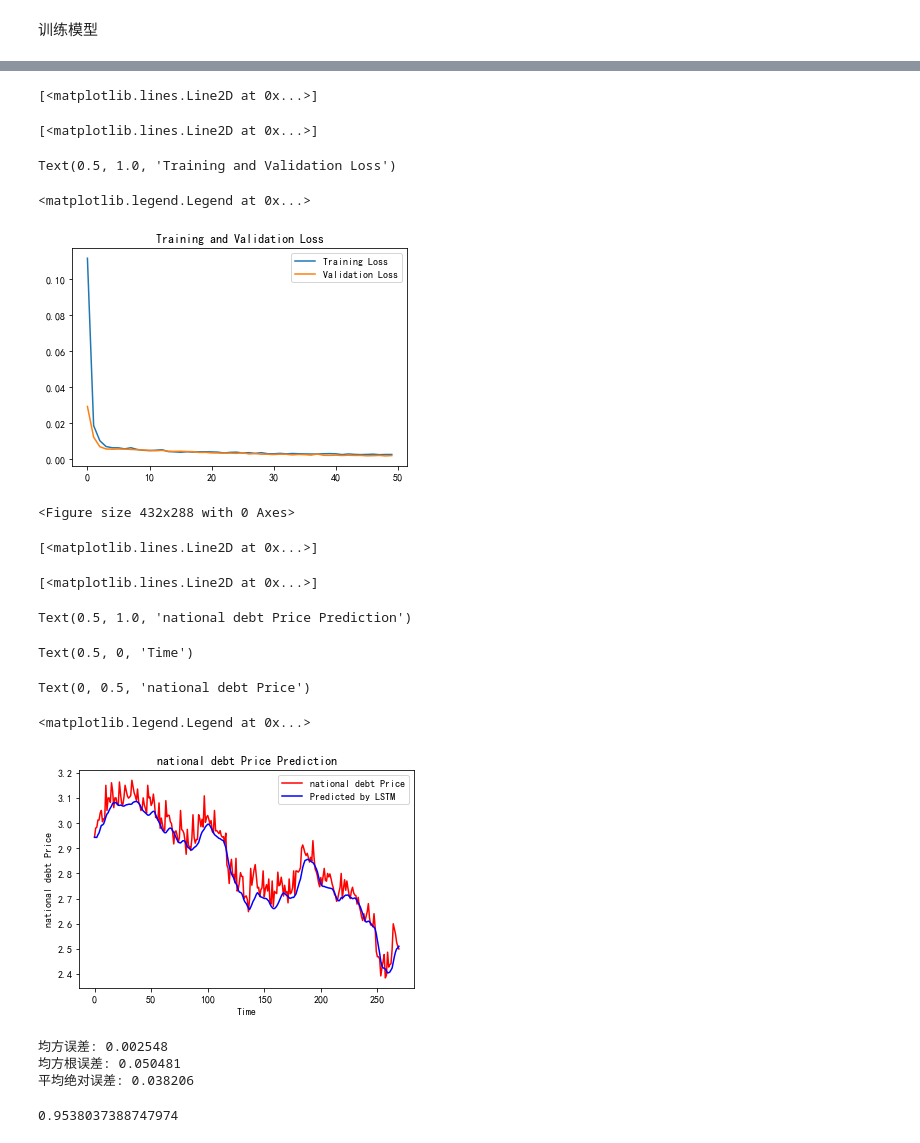
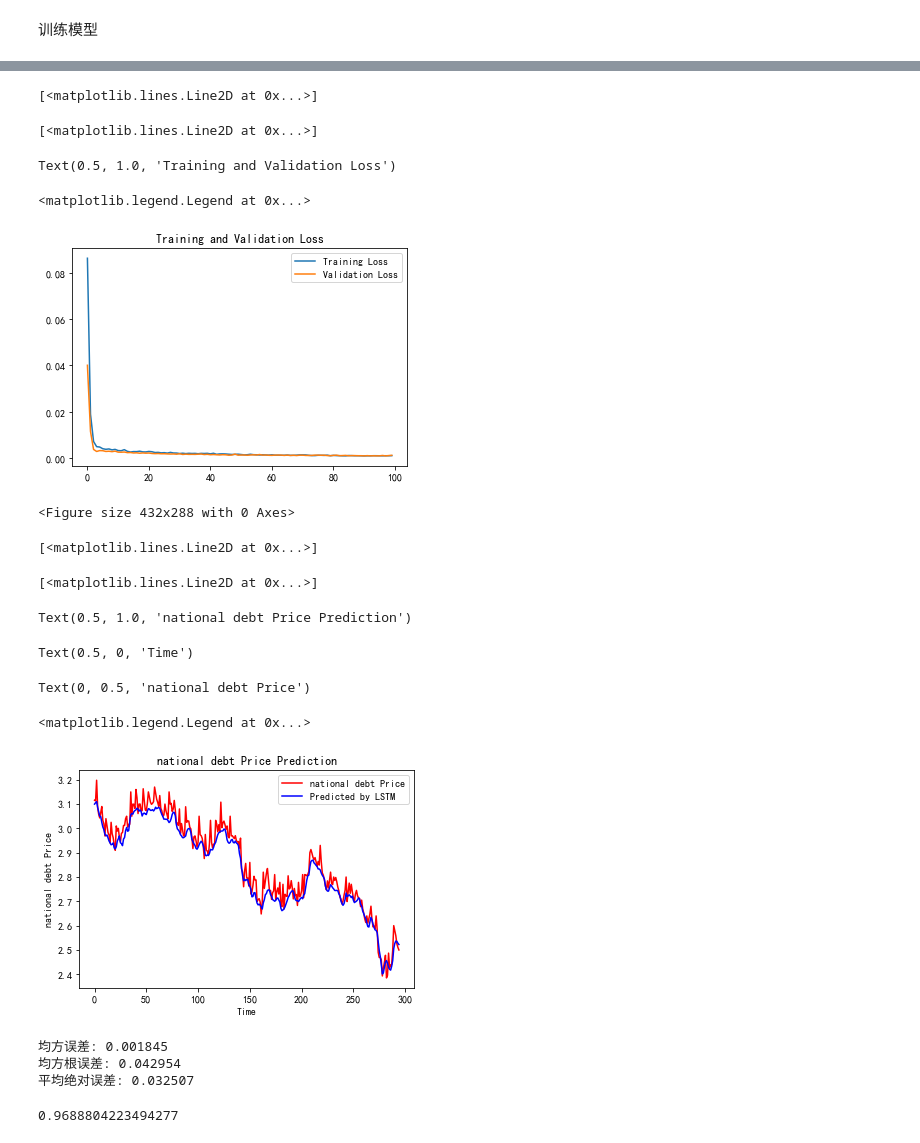
Before and after one commit to root-zr/financial-time-series-models, a Jupyter notebook: lstm.ipynb, the cells around one changed output, grey strips where cells are left out. Drawn from its saved outputs; the diff is of its cells as text; code cells hidden in the pictures.

```diff
--- a/lstm.ipynb
+++ b/lstm.ipynb
@@ -21,7 +21,7 @@ pd.options.display.max_rows = 8
 # %% [markdown]
 读取数据
 # %%
-national_debt = pd.read_csv('data/national_debt_5y.csv',header=0,index_col = 0,encoding = 'gb2312')  # 读取股票文件
+national_debt = pd.read_csv('data/shibor_nation_debt.csv',header=0,index_col = 0,encoding = 'gb2312')  # 读取股票文件
 national_debt['涨跌幅'] = national_debt['涨跌幅'].str.strip("%").astype(float)/100
 national_debt.head()
 national_debt.describe()
@@ -89,32 +89,32 @@ x_test = []
 y_test = []
 
 # 利用for循环，遍历整个训练集，提取训练集中连续10天的开盘价作为输入特征x_train，第11天的数据作为标签
-for i in range(30, len(training_set_scaled)):
-    x_train.append(training_set_scaled[i - 30:i, 1:])
+for i in range(5, len(training_set_scaled)):
+    x_train.append(training_set_scaled[i - 5:i, 1:])
     y_train.append(training_set_scaled[i, 0])
 
 
 # 将训练集由list格式变为array格式
 x_train, y_train = np.array(x_train), np.array(y_train)
-x_train = np.reshape(x_train, (x_train.shape[0], 30,4))
+x_train = np.reshape(x_train, (x_train.shape[0], 5,5))
 print(x_train)
 
 #验证集
-for i in range(30, len(valid_set)):
-    x_valid.append(valid_set[i - 30:i,1:])
+for i in range(5, len(valid_set)):
+    x_valid.append(valid_set[i - 5:i,1:])
     y_valid.append(valid_set[i, 0])
 x_valid, y_valid = np.array(x_valid), np.array(y_valid)
-x_valid = np.reshape(x_valid, (x_valid.shape[0], 30,4))
+x_valid = np.reshape(x_valid, (x_valid.shape[0], 5,5))
 
 
 # 测试集：csv表格中后300天数据
 # 利用for循环，遍历整个测试集，提取测试集中连续10天的开盘价作为输入特征x_train，
 # 第11天的数据作为标签，for循环共构建300-10=290组数据。
-for i in range(30, len(test_set)):
-    x_test.append(test_set[i - 30:i,1:])
+for i in range(5, len(test_set)):
+    x_test.append(test_set[i - 5:i,1:])
     y_test.append(test_set[i, 0])
 # 测试集变array并reshape为符合CNN和RNN输入要求：
 #RNN: [送入样本数， 循环核时间展开步数， 每个时间步输入特征个数]
 x_test, y_test = np.array(x_test), np.array(y_test)
-x_test = np.reshape(x_test, (x_test.shape[0], 30,4))
+x_test = np.reshape(x_test, (x_test.shape[0], 5,5))
 # %% [output]
@@ -139,10 +139,11 @@ x_test = np.reshape(x_test, (x_test.shape[0], 30,4))
 训练模型
 # %%
 model = tf.keras.Sequential([
-    LSTM(30, return_sequences=True), #第一层记忆体的个数为50个，每个时间步推送ht到下一层
+    LSTM(50, return_sequences=True), #第一层记忆体的个数为50个，每个时间步推送ht到下一层
     Dropout(0.2),
-    LSTM(50),  #第二层
+    LSTM(60),  #第二层
     Dropout(0.2),
+    Dense(20),
     Dense(1) #输出知识ht+1的股票开盘价，所以是1
 ])
 
@@ -161,7 +162,7 @@ cp_callback = tf.keras.callbacks.ModelCheckpoint(filepath=checkpoint_save_path,
                                                  save_best_only=True,
                                                  monitor='val_loss')
 
-history = model.fit(x_train, y_train, batch_size=64, epochs=50, validation_data=(x_valid, y_valid), validation_freq=1,
+history = model.fit(x_train, y_train, batch_size=64, epochs=100, validation_data=(x_valid, y_valid), validation_freq=1,
                     callbacks=[cp_callback])
 
 model.summary()
@@ -216,7 +217,7 @@ plt.show()
 [<matplotlib.lines.Line2D at 0x...>]
 Text(0.5, 1.0, 'Training and Validation Loss')
 <matplotlib.legend.Legend at 0x...>
-[figure, old version]
+[figure, new version]
 # %%
 # 测试集输入模型进行预测
 predicted_stock_price = model.predict(x_test)
@@ -225,40 +226,40 @@ predicted_stock_price = model.predict(x_test)
 predicted_stock_price = sc_for_visual.inverse_transform(predicted_stock_price)
 
 # 对真实数据还原---从（0，1）反归一化到原始范围
-real_stock_price = sc_for_visual.inverse_transform(y_test_for_visual[30:])
+real_stock_price = sc_for_visual.inverse_transform(y_test_for_visual[5:])
 # 画出真实数据和预测数据的对比曲线
 # 画出真实数据和预测数据的对比曲线
 plt.figure(facecolor='white')
 plt.plot(real_stock_price, color='red', label='national debt Price')
 plt.plot(predicted_stock_price, color='blue', label='Predicted by LSTM')
 plt.title('national debt Price Prediction')
 plt.xlabel('Time')
 plt.ylabel('national debt Price')
 plt.legend()
 plt.show()
 
 ##########evaluate##############
 # calculate MSE 均方误差 ---> E[(预测值-真实值)^2] (预测值减真实值求平方后求均值)
 mse = mean_squared_error(predicted_stock_price, real_stock_price)
 # calculate RMSE 均方根误差--->sqrt[MSE]    (对均方误差开方)
 rmse = math.sqrt(mean_squared_error(predicted_stock_price, real_stock_price))
 # calculate MAE 平均绝对误差----->E[|预测值-真实值|](预测值减真实值求绝对值后求均值）
 mae = mean_absolute_error(predicted_stock_price, real_stock_price)
 print('均方误差: %.6f' % mse)
 print('均方根误差: %.6f' % rmse)
 print('平均绝对误差: %.6f' % mae)
 # %% [output]
 <Figure size 432x288 with 0 Axes>
 [<matplotlib.lines.Line2D at 0x...>]
 [<matplotlib.lines.Line2D at 0x...>]
 Text(0.5, 1.0, 'national debt Price Prediction')
 Text(0.5, 0, 'Time')
 Text(0, 0.5, 'national debt Price')
 <matplotlib.legend.Legend at 0x...>
-[figure, old version]
+[figure, new version]
-均方误差: 0.002548
-均方根误差: 0.050481
-平均绝对误差: 0.038206
+均方误差: 0.001845
+均方根误差: 0.042954
+平均绝对误差: 0.032507
 # %%
 from sklearn.metrics import explained_variance_score
 import seaborn as sns
@@ -268,4 +269,4 @@ cm = explained_variance_score(real_stock_price, predicted_stock_price)
 
 print(cm )
 # %% [output]
-0.9538037388747974
+0.9688804223494277
```
Also changed, not shown: parts of 3 cells of this notebook, 37 other files.
